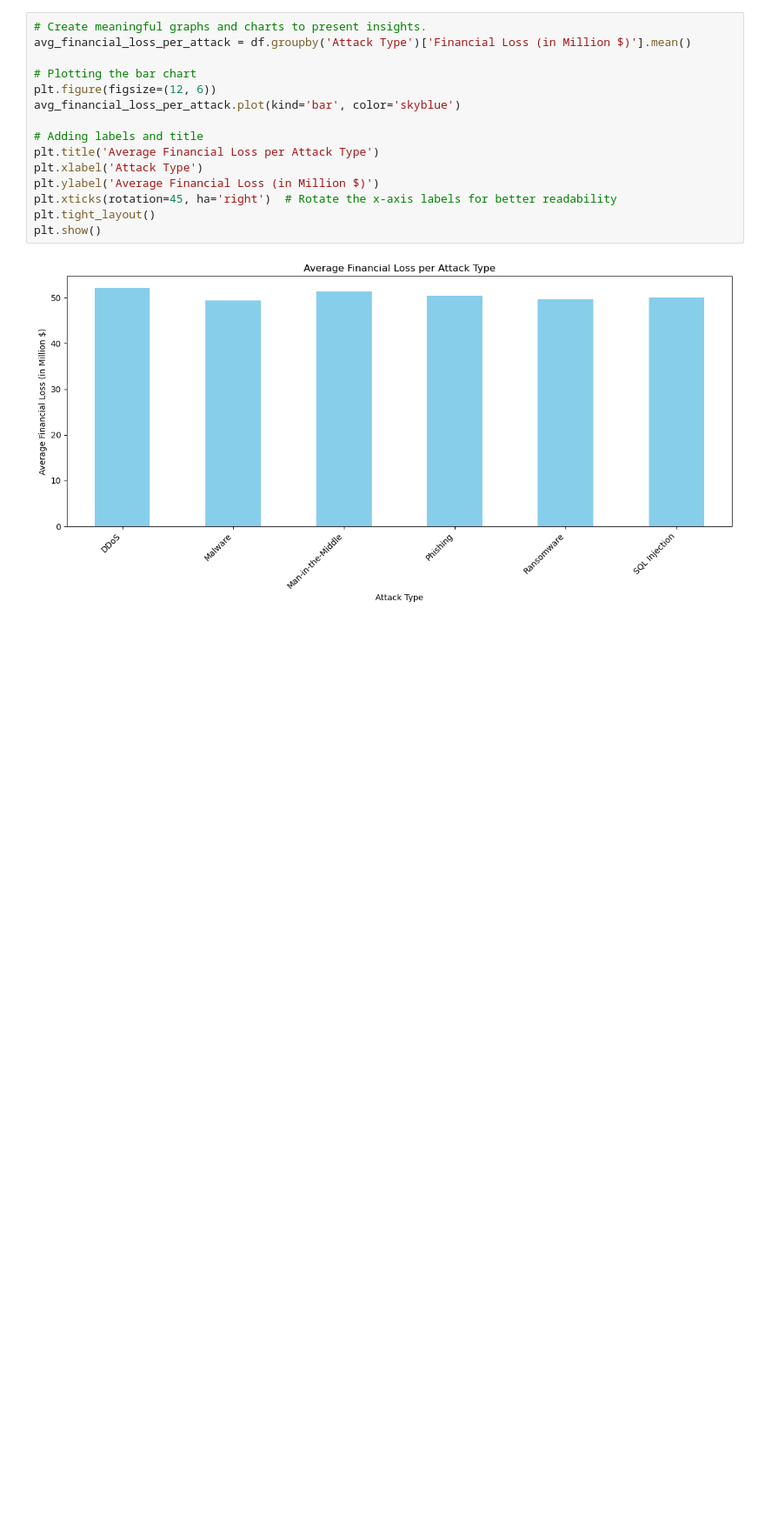
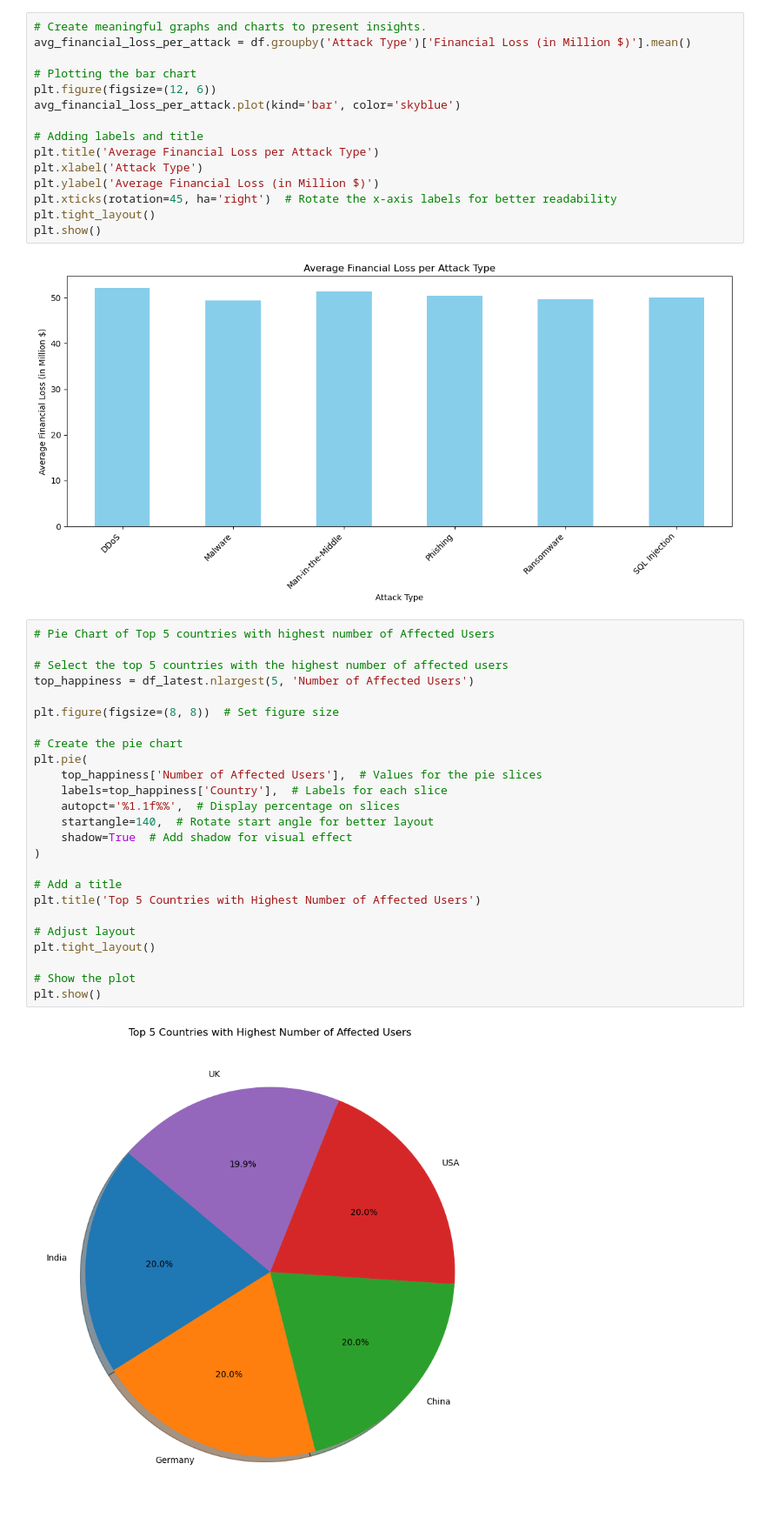
Before and after one commit to swetakoski/cyber_threats_data, a Jupyter notebook: python_group_project.ipynb, the cells around one changed output. Shown: that part at 87% size. Drawn from its saved outputs; the diff is of its cells as text; blank space fills up the shorter version.

Commit message:
Add files via upload
updated file with more visualizations

```diff
--- a/python_group_project.ipynb
+++ b/python_group_project.ipynb
@@ -207,3 +214,30 @@ plt.tight_layout()
 plt.show()
 # %% [output]
 [figure]
+# %%
+# Pie Chart of Top 5 countries with highest number of Affected Users
+
+# Select the top 5 countries with the highest number of affected users
+top_happiness = df_latest.nlargest(5, 'Number of Affected Users')
+
+plt.figure(figsize=(8, 8))  # Set figure size
+
+# Create the pie chart
+plt.pie(
+    top_happiness['Number of Affected Users'],  # Values for the pie slices
+    labels=top_happiness['Country'],  # Labels for each slice
+    autopct='%1.1f%%',  # Display percentage on slices
+    startangle=140,  # Rotate start angle for better layout
+    shadow=True  # Add shadow for visual effect
+)
+
+# Add a title
+plt.title('Top 5 Countries with Highest Number of Affected Users')
+
+# Adjust layout
+plt.tight_layout()
+
+# Show the plot
+plt.show()
+# %% [output]
+[figure, added]
```
Also changed, not shown: parts of 3 cells of this notebook.
